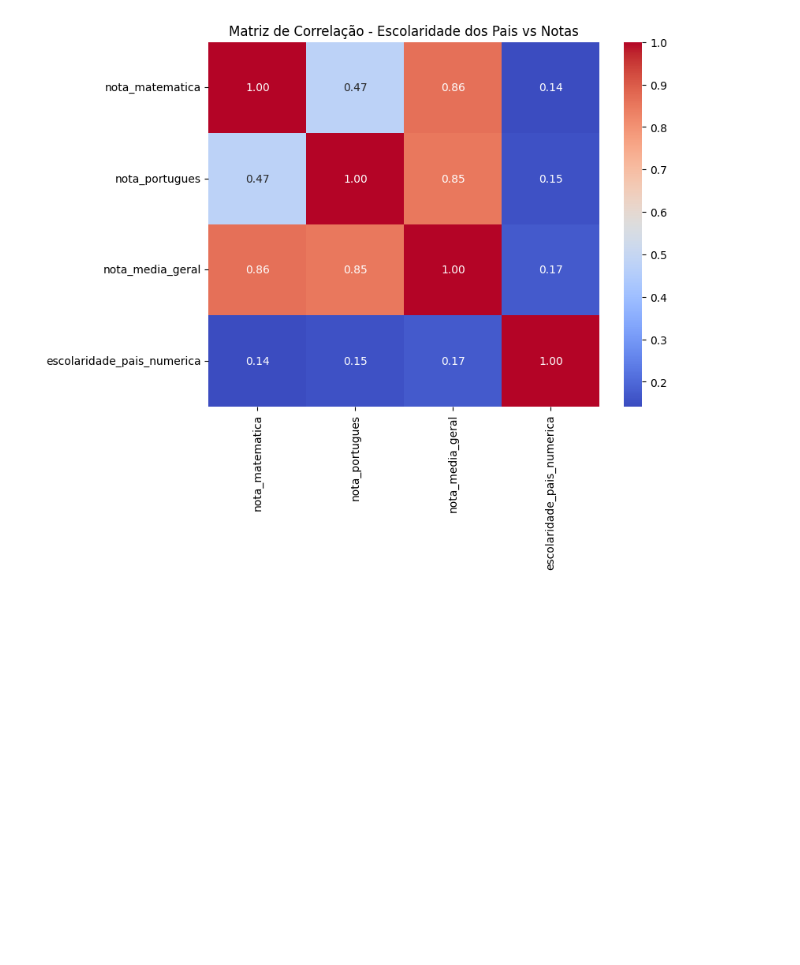
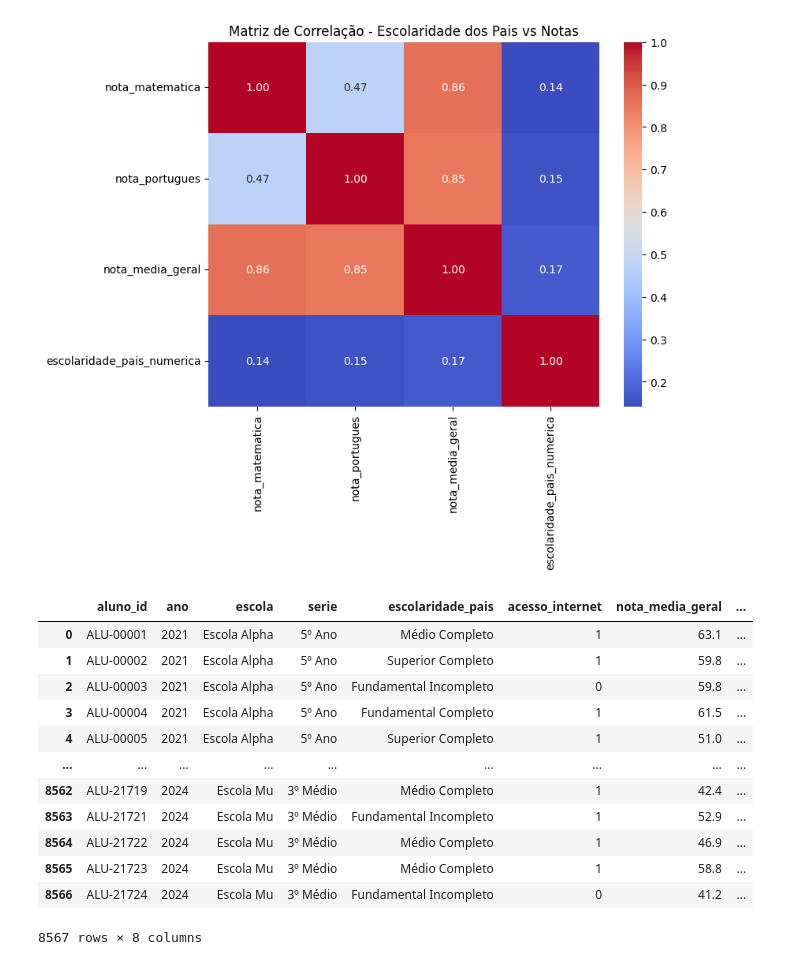
Before and after one commit to jose-alves-fn/operacao-nota-inflada-CDT13, a Jupyter notebook: notebooks/Projeto 04 - Operação Nota Inflada.IPYNB, the cells around one changed output. Drawn from its saved outputs; the diff is of its cells as text; code cells hidden in the pictures; blank space fills up the shorter version.

```diff
--- a/notebooks/Projeto 04 - Operação Nota Inflada.IPYNB
+++ b/notebooks/Projeto 04 - Operação Nota Inflada.IPYNB
@@ -1038,3 +1038,23 @@ plt.title("Matriz de Correlação - Escolaridade dos Pais vs Notas")
 plt.show()
 # %% [output]
 [figure]
+# %%
+df_regressao = dados_desempenho.groupby(['aluno_id', 'ano','escola','serie','escolaridade_pais','acesso_internet', 'nota_media_geral']).agg({
+        'renda_score': 'mean',
+        }).reset_index()
+
+df_regressao
+# %% [output]
+|  | aluno_id | ano | escola | serie | escolaridade_pais | acesso_internet | nota_media_geral | ... |
+| 0 | ALU-00001 | 2021 | Escola Alpha | 5º Ano | Médio Completo | 1 | 63.1 | ... |
+| 1 | ALU-00002 | 2021 | Escola Alpha | 5º Ano | Superior Completo | 1 | 59.8 | ... |
+| 2 | ALU-00003 | 2021 | Escola Alpha | 5º Ano | Fundamental Incompleto | 0 | 59.8 | ... |
+| 3 | ALU-00004 | 2021 | Escola Alpha | 5º Ano | Fundamental Completo | 1 | 61.5 | ... |
+| 4 | ALU-00005 | 2021 | Escola Alpha | 5º Ano | Superior Completo | 1 | 51.0 | ... |
+| ... | ... | ... | ... | ... | ... | ... | ... | ... |
+| 8562 | ALU-21719 | 2024 | Escola Mu | 3º Médio | Médio Completo | 1 | 42.4 | ... |
+| 8563 | ALU-21721 | 2024 | Escola Mu | 3º Médio | Fundamental Incompleto | 1 | 52.9 | ... |
+| 8564 | ALU-21722 | 2024 | Escola Mu | 3º Médio | Médio Completo | 1 | 46.9 | ... |
+| 8565 | ALU-21723 | 2024 | Escola Mu | 3º Médio | Médio Completo | 1 | 58.8 | ... |
+| 8566 | ALU-21724 | 2024 | Escola Mu | 3º Médio | Fundamental Incompleto | 0 | 41.2 | ... |
+8567 rows × 8 columns
```
Also changed, not shown: parts of 4 cells of this notebook.
